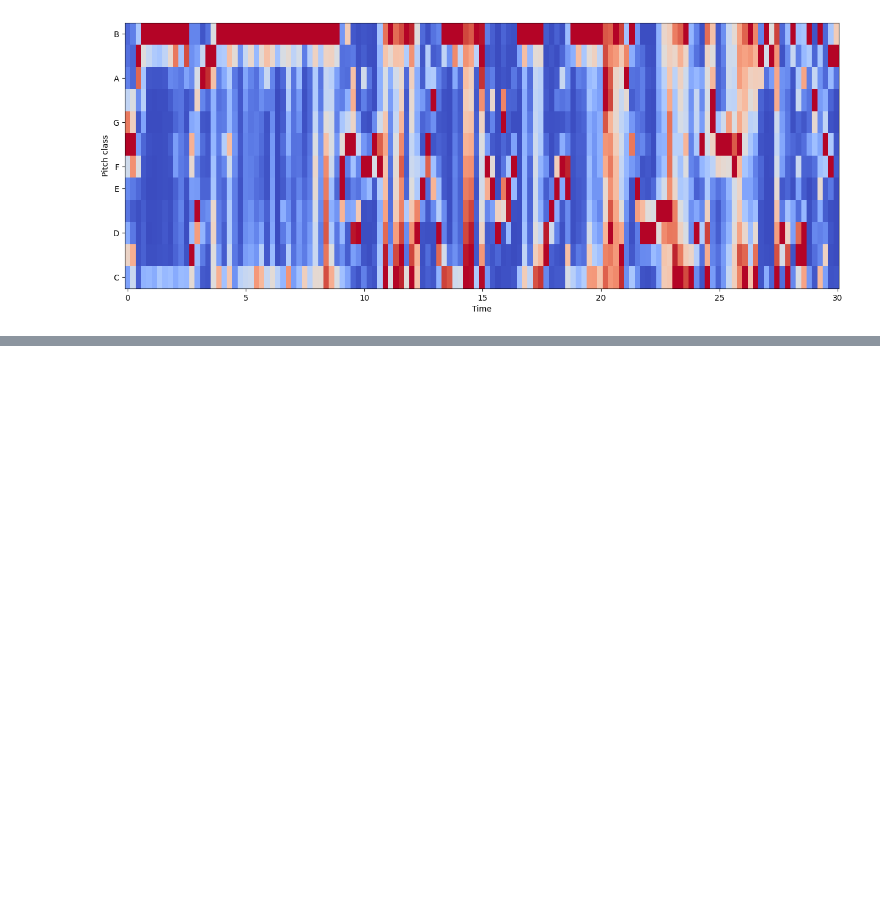
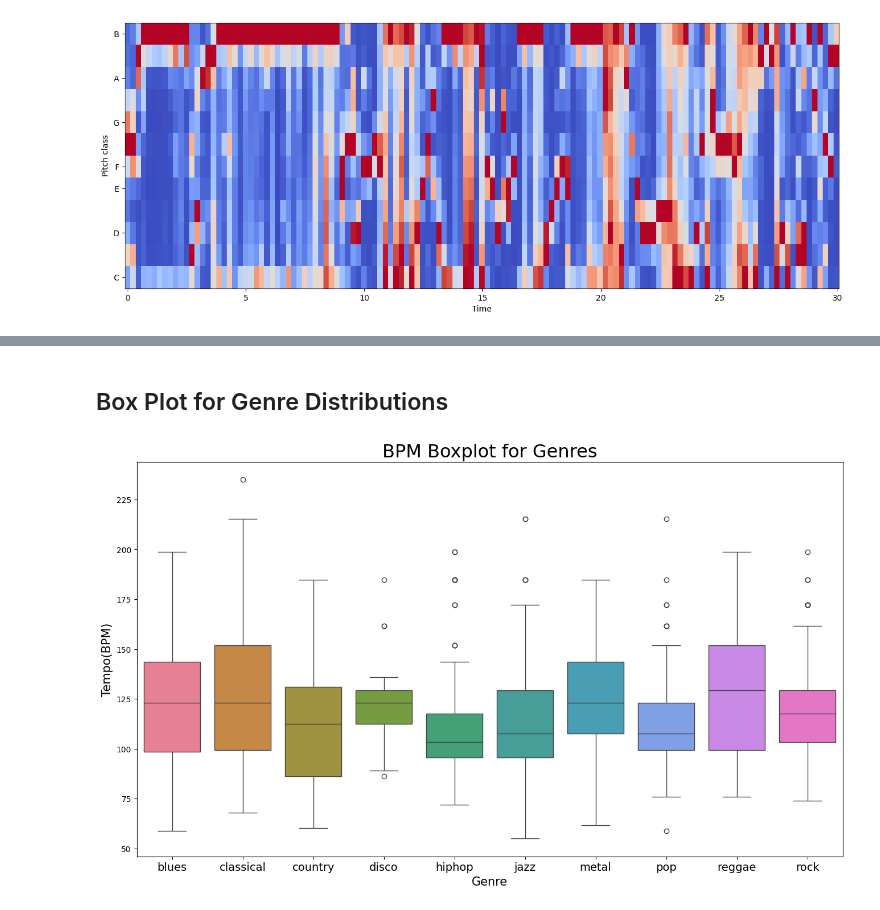
Before and after one commit to janmillou/music_genre_classifier, a Jupyter notebook: music_genre_classifier.ipynb, the cells around one changed output, grey strips where cells are left out. Cells and saved outputs as stored; diff of their text form; code cells hidden in the pictures; blank space fills up the shorter version.

```diff
--- a/music_genre_classifier.ipynb
+++ b/music_genre_classifier.ipynb
@@ -272,0 +317,16 @@ Chromagra shape:  (12, 133)
+# %% [markdown]
+## Box Plot for Genre Distributions
+# %%
+x = data[['label', 'tempo']]
+
+f, ax = plt.subplots(figsize=(16,9));
+sns.boxplot(x='label', y='tempo', data=x, palette='husl');
+
+plt.title('BPM Boxplot for Genres', fontsize=23)
+plt.xticks(fontsize=14)
+plt.yticks(fontsize=10)
+plt.xlabel('Genre', fontsize=15)
+plt.ylabel('Tempo(BPM)', fontsize=15)
+plt.savefig('BPM boxplot.jpg')
+# %% [output]
+[figure, added]
```
Also changed, not shown: parts of 7 cells of this notebook.
